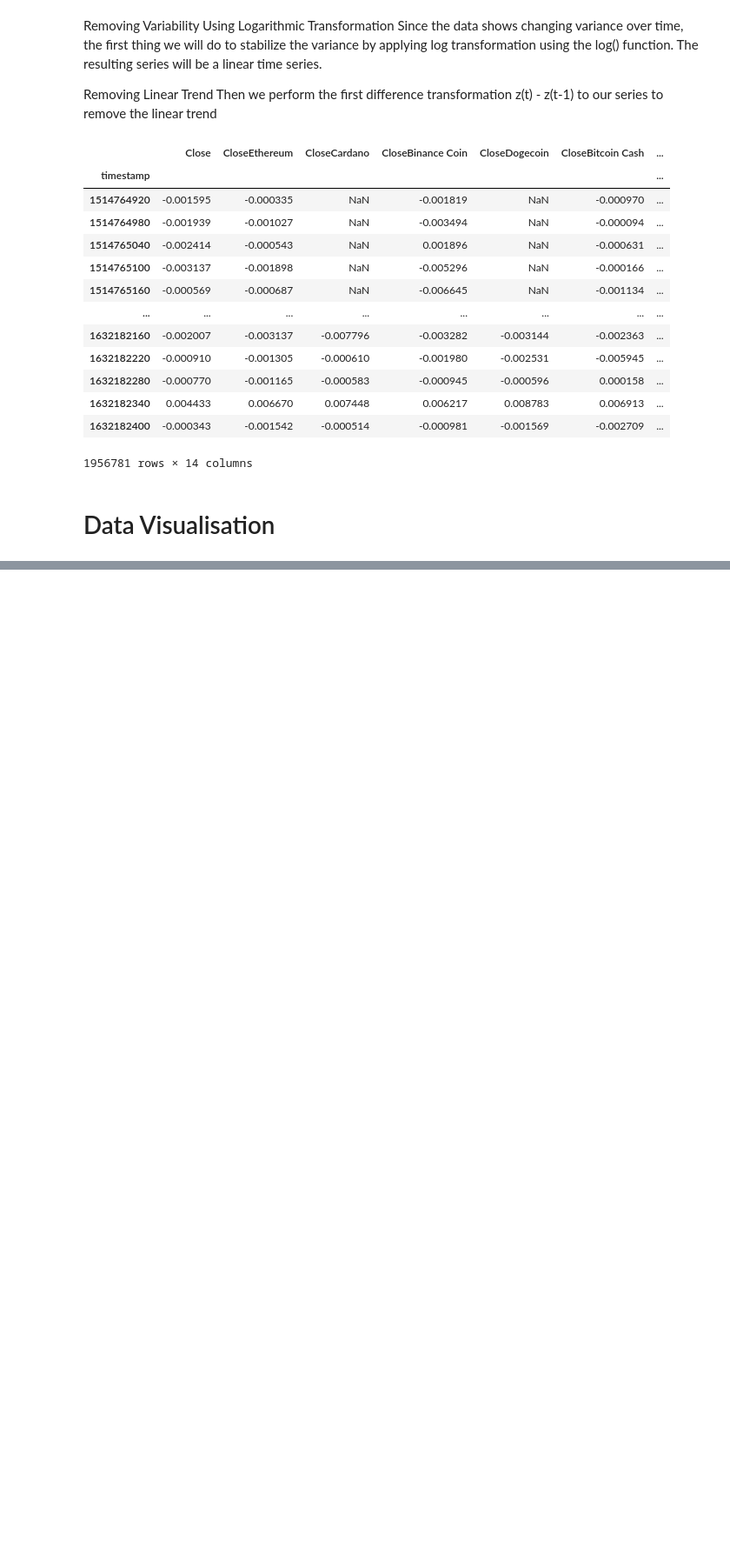
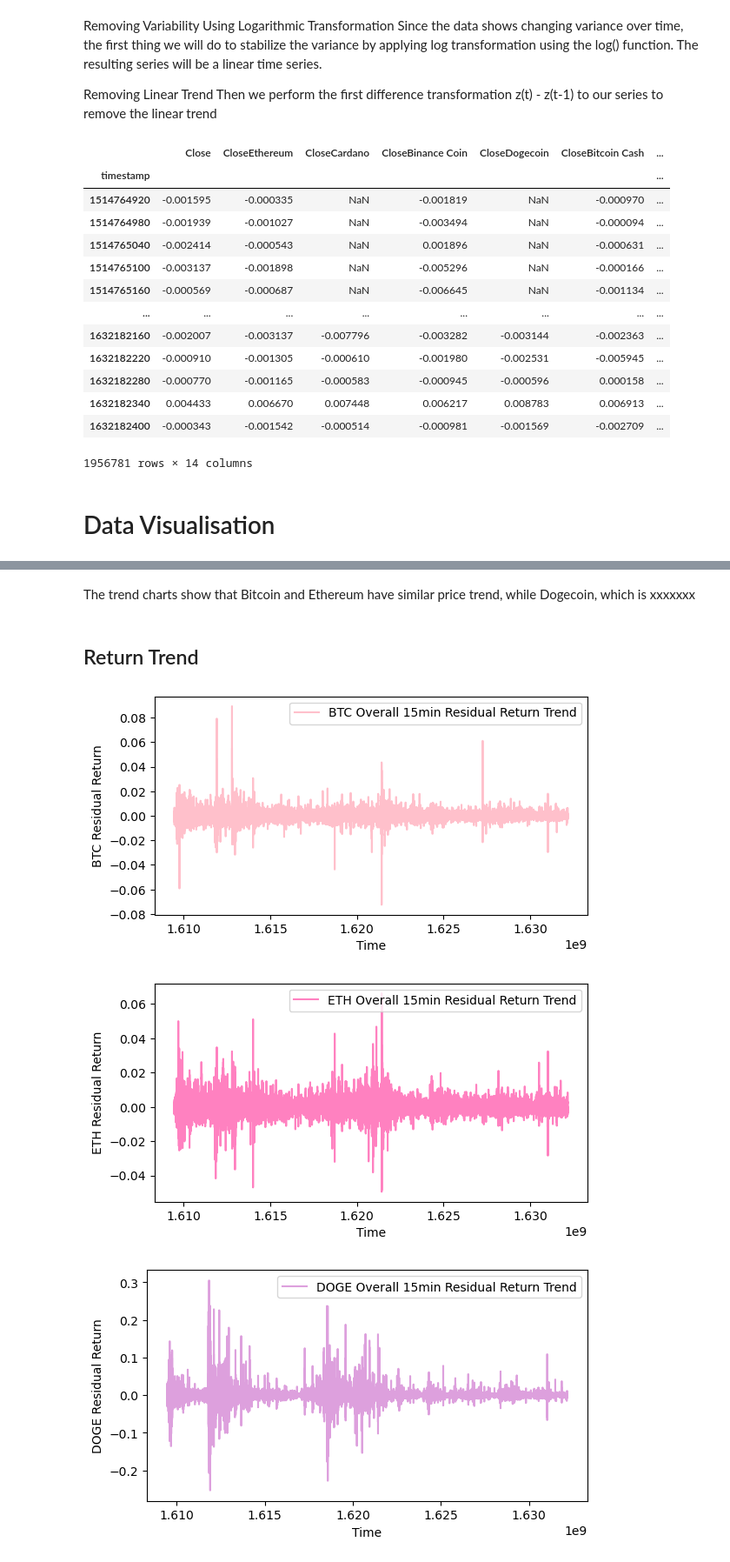
Before and after one commit to yanghang0918/Bitcoin-Prediction, a Jupyter notebook: btcpredict.ipynb, the cells around one changed output, grey strips where cells are left out. Shown: that part at 87% size. Drawn from its saved outputs; the diff is of its cells as text; code cells hidden in the pictures; blank space fills up the shorter version.

```diff
--- a/btcpredict.ipynb
+++ b/btcpredict.ipynb
@@ -300,0 +382,17 @@ allcoinlret
+# %% [markdown]
+The trend charts show that Bitcoin and Ethereum have similar price trend, while Dogecoin, which is xxxxxxx
+# %% [markdown]
+## Return Trend
+# %%
+#BTC Return Trend
+gplot(no = 311, data = btc, porret = "Target", label = "BTC Overall 15min Residual Return Trend", ylabel = "BTC Residual Return", color = "#FFC0CB" )
+
+#ETH Return Trend
+gplot(no = 312, data = eth, porret = "Target", label = "ETH Overall 15min Residual Return Trend", ylabel = "ETH Residual Return", color = "#ff81c0" )
+
+#DOGE Return Trend
+gplot(no = 313, data = doge, porret = "Target", label = "DOGE Overall 15min Residual Return Trend", ylabel = "DOGE Residual Return", color = "#dda0dd" )
+# %% [output]
+[figure, added]
+[figure, added]
+[figure, added]
```
Also changed, not shown: parts of 10 cells of this notebook.
